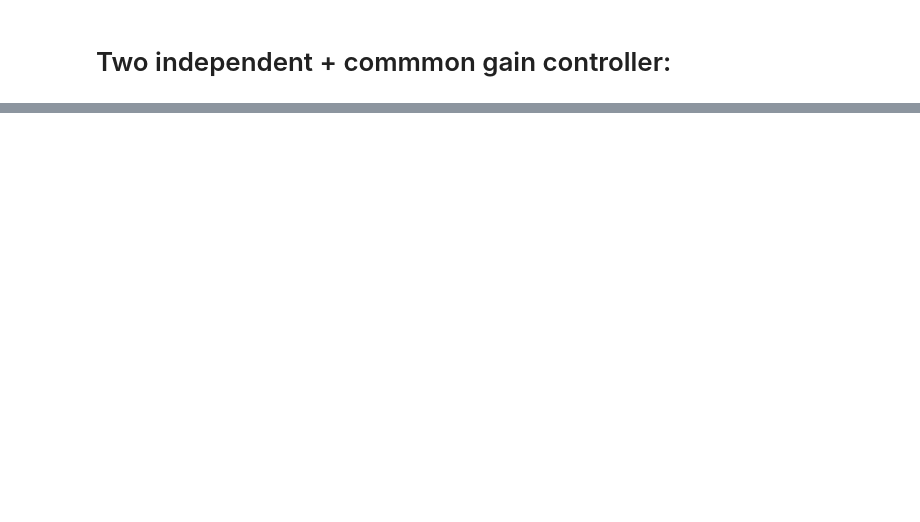
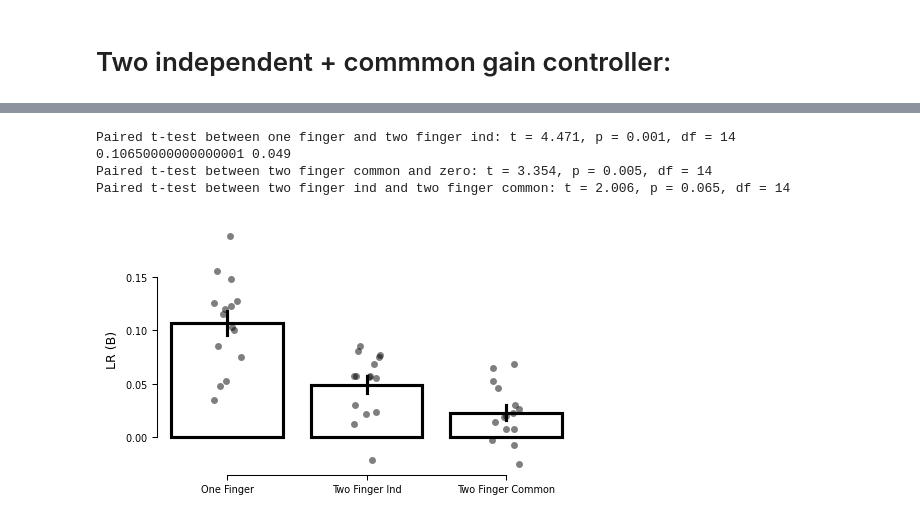
Before and after one commit to manazerzadeh/ChordAdaptationDynamics, a Jupyter notebook: Version3/ControllerAnalysis.ipynb, the cells around one changed output, grey strips where cells are left out. Drawn from its saved outputs; the diff is of its cells as text; code cells hidden in the pictures; blank space fills up the shorter version.

```diff
--- a/Version3/ControllerAnalysis.ipynb
+++ b/Version3/ControllerAnalysis.ipynb
@@ -40,8 +40,8 @@ num_trials_per_block = 120
 num_trials_baseline = 20
 
 # sub_nums = [2, 3, 4, 5, 6, 7, 8, 9, 10, 11, 12, 13, 14]
-# without Jaimie and Medha
-sub_nums = [2, 3, 4, 5, 6, 7, 8, 9, 10, 11, 13]
+# without Jaimie
+sub_nums = [2, 3, 4, 5, 6, 7, 8, 9, 10, 11, 13, 14, 15, 16, 17]
 
 utils.set_figure_style("1col")
 sns.color_palette('colorblind')
@@ -414,0 +412,4 @@ plt.show()
+# %%
+def extract_T(row):
+    """Diagonal of the visual-target matrix: actual target forces (e.g. ±2 N)."""
+    return np.array([row['targetForce2'], row['targetForce4']], dtype=float)
@@ -414,0 +462,8 @@ plt.show()
+# %%
+betas['first_finger_common'] = betas['B21']
+betas['second_finger_common'] = betas['B12']
+betas['first_finger_ind'] = betas['B11'] - betas['B21']
+betas['second_finger_ind'] = betas['B22'] - betas['B12']
+
+betas['mean_common'] = betas[['first_finger_common', 'second_finger_common']].mean(axis = 1)
+betas['mean_ind'] = betas[['first_finger_ind', 'second_finger_ind']].mean(axis = 1)
@@ -414,0 +486,45 @@ plt.show()
+# %%
+fig, ax = plt.subplots(1, 1, figsize = (5, 3))
+grouped_data = betas.groupby(['subNum', 'num_fingers']).agg({
+    'mean_common': 'mean',
+    'mean_ind': 'mean',
+}).reset_index().sort_values(by = ['subNum', 'num_fingers'])
+
+one_finger = grouped_data[grouped_data['num_fingers'] == 1][['subNum', 'mean_ind']].rename(columns = {'mean_ind': 'LR'})
+one_finger['condition'] = 'one_finger'
+
+two_finger_ind = grouped_data[grouped_data['num_fingers'] == 2][['subNum', 'mean_ind']].rename(columns = {'mean_ind': 'LR'})
+two_finger_ind['condition'] = 'two_finger_ind'
+
+two_finger_common = grouped_data[grouped_data['num_fingers'] == 2][['subNum', 'mean_common']].rename(columns = {'mean_common': 'LR'})
+two_finger_common['condition'] = 'two_finger_common'
+
+plot_data = pd.concat([one_finger, two_finger_ind, two_finger_common], ignore_index = True)
+condition_order = ['one_finger', 'two_finger_ind', 'two_finger_common']
+
+sns.barplot(data = plot_data, x = 'condition', y = 'LR', order = condition_order, ax = ax, errorbar = 'se', color = 'black', fill = False)
+sns.stripplot(data = plot_data, x = 'condition', y = 'LR', order = condition_order, ax = ax, color = 'black', alpha = 0.5)
+ax.set_xlabel('')
+ax.set_ylabel('LR (B)')
+ax.set_xticks([0, 1, 2], ['One Finger', 'Two Finger Ind', 'Two Finger Common'])
+
+# statistical tests
+result = stats.ttest_rel(one_finger['LR'], two_finger_ind['LR'])
+print(f"Paired t-test between one finger and two finger ind: t = {result.statistic:.3f}, p = {result.pvalue:.3f}, df = {result.df}")
+print(one_finger['LR'].mean(), two_finger_ind['LR'].mean())
+
+results = stats.ttest_rel(two_finger_common['LR'], 0)
+print(f"Paired t-test between two finger common and zero: t = {results.statistic:.3f}, p = {results.pvalue:.3f}, df = {results.df}")
+
+result = stats.ttest_rel(two_finger_ind['LR'], two_finger_common['LR'])
+print(f"Paired t-test between two finger ind and two finger common: t = {result.statistic:.3f}, p = {result.pvalue:.3f}, df = {result.df}")
+
+sns.despine(trim = True)
+plt.tight_layout()
+plt.show()
+# %% [output]
+Paired t-test between one finger and two finger ind: t = 4.471, p = 0.001, df = 14
+0.10650000000000001 0.049
+Paired t-test between two finger common and zero: t = 3.354, p = 0.005, df = 14
+Paired t-test between two finger ind and two finger common: t = 2.006, p = 0.065, df = 14
+[figure, added]
```
Also changed, not shown: parts of 18 cells of this notebook, 22 other files.
